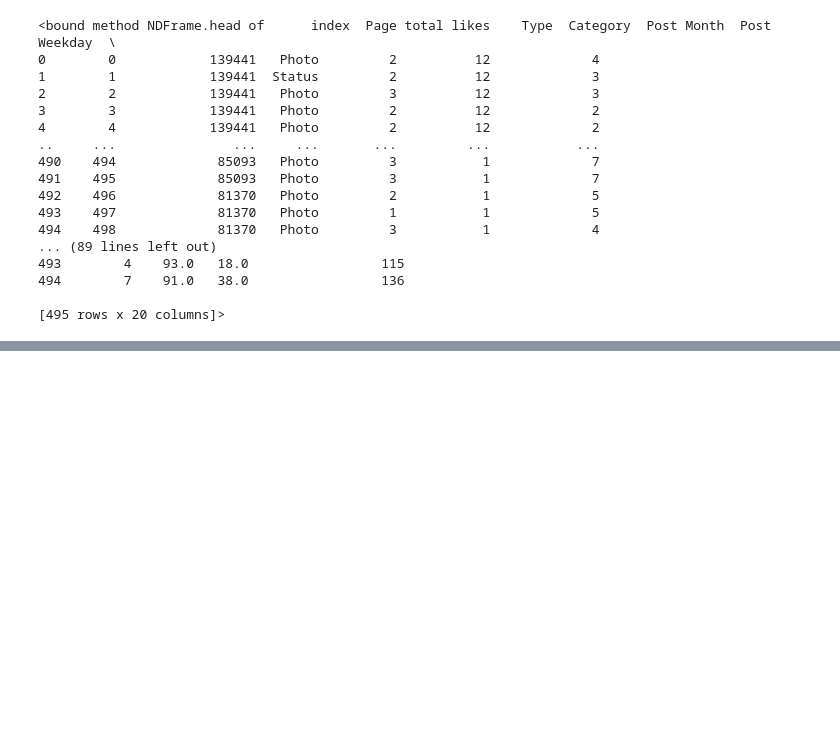
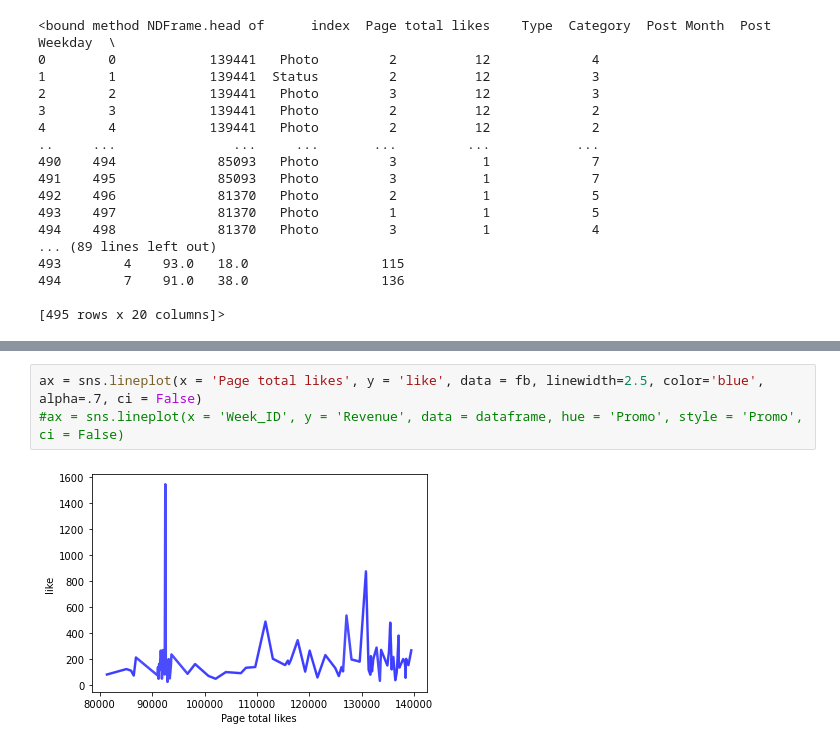
Before and after one commit to belisariomontesinos/INTRO-TO-DATA-ANALYSIS, a Jupyter notebook: facebook.ipynb, the cells around one changed output, grey strips where cells are left out. Cells and saved outputs as stored; diff of their text form; blank space fills up the shorter version.

```diff
--- a/facebook.ipynb
+++ b/facebook.ipynb
@@ -142,0 +152,5 @@ fb.head
+# %%
+ax = sns.lineplot(x = 'Page total likes', y = 'like', data = fb, linewidth=2.5, color='blue', alpha=.7, ci = False)
+#ax = sns.lineplot(x = 'Week_ID', y = 'Revenue', data = dataframe, hue = 'Promo', style = 'Promo', ci = False)
+# %% [output]
+[figure, added]
```
Also changed, not shown: parts of 4 cells of this notebook, 1 other file.
